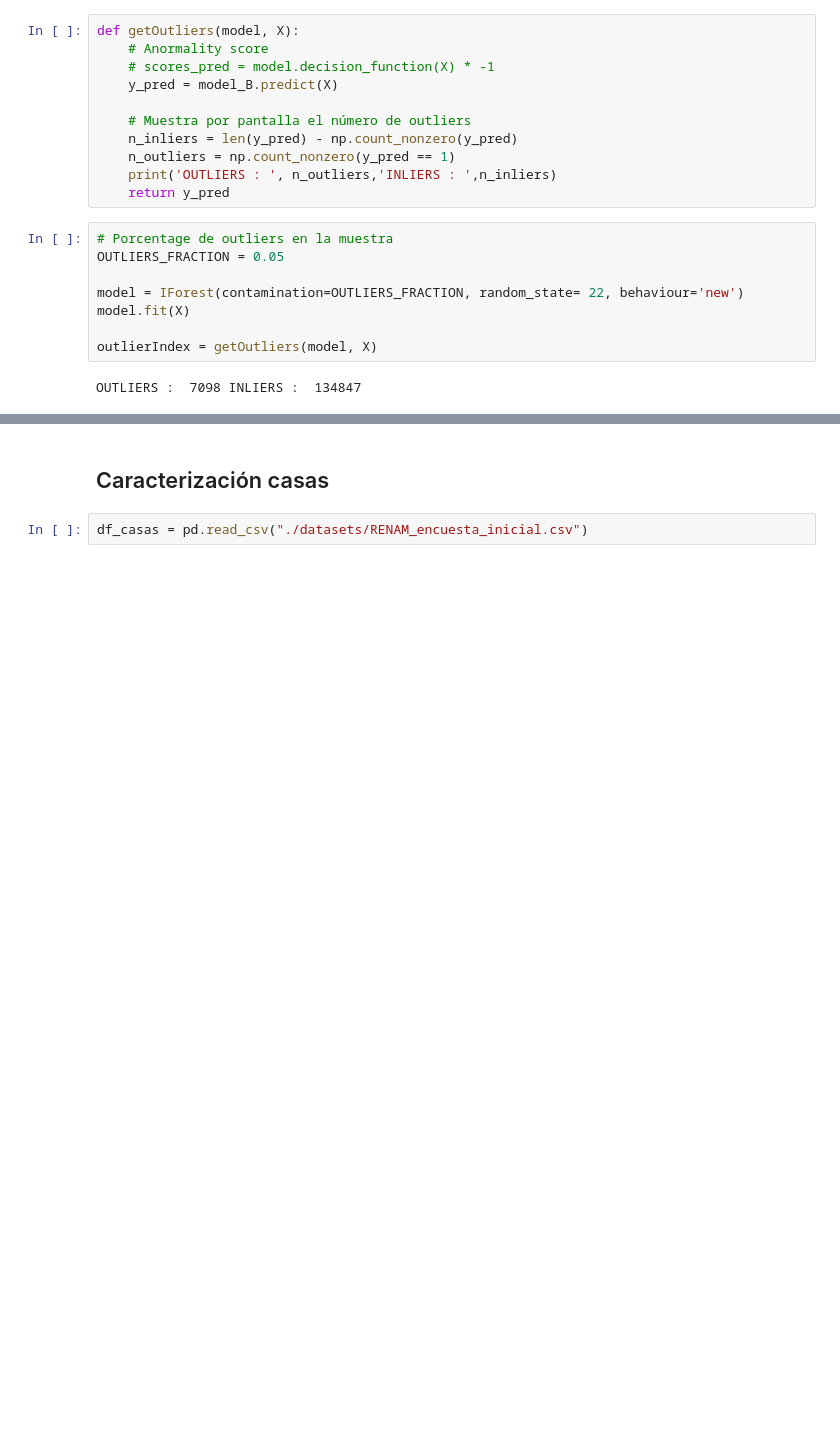
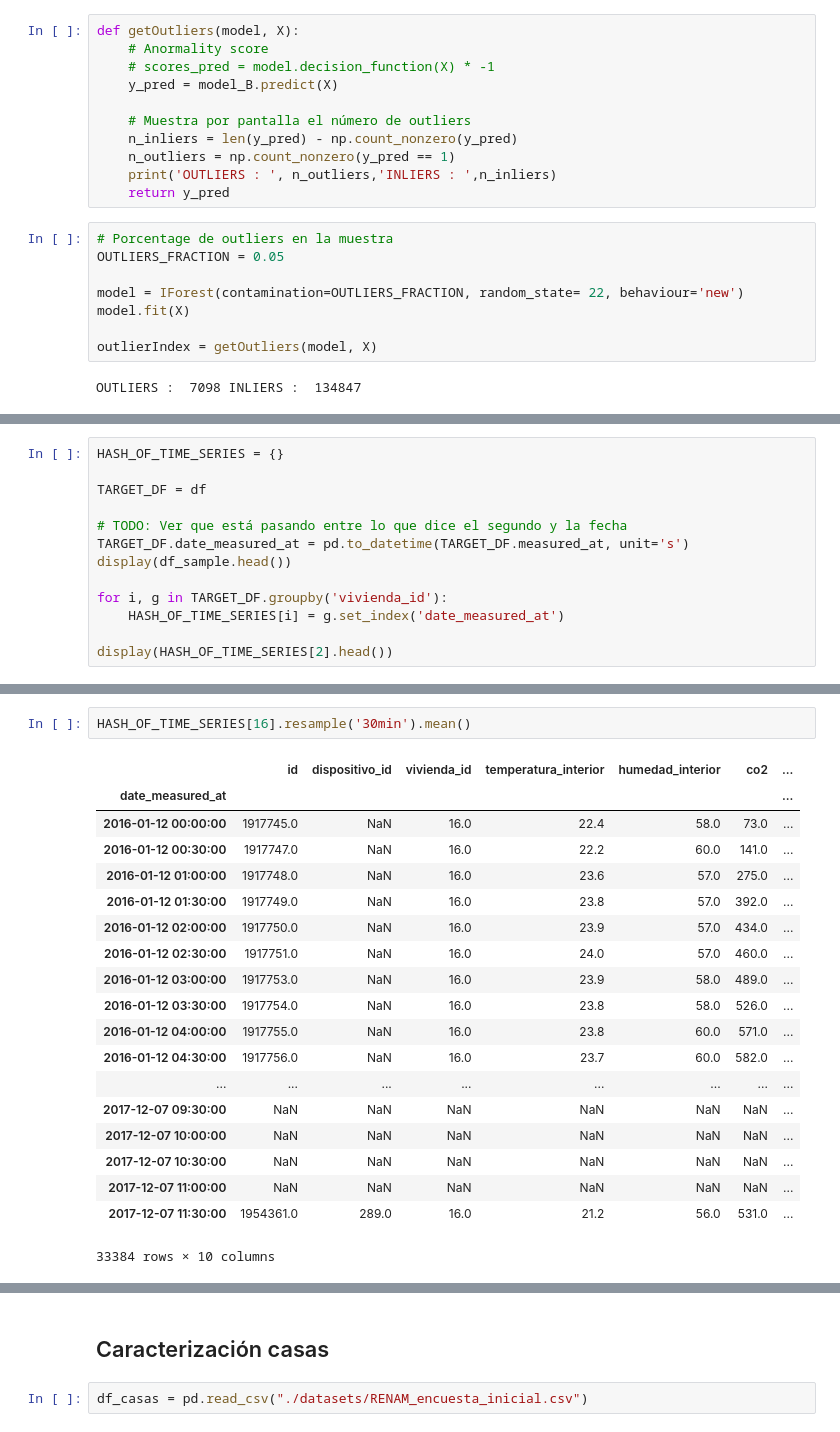
Before and after one commit to fco96/memoria, a Jupyter notebook: Memoria Francisco Olivares.ipynb, the cells around one changed output, grey strips where cells are left out. Cells and saved outputs as stored; diff of their text form; blank space fills up the shorter version.

```diff
--- a/Memoria Francisco Olivares.ipynb
+++ b/Memoria Francisco Olivares.ipynb
@@ -270,0 +273,13 @@ OUTLIERS :  7098 INLIERS :  134847
+# %%
+HASH_OF_TIME_SERIES = {}
+
+TARGET_DF = df
+
+# TODO: Ver que está pasando entre lo que dice el segundo y la fecha
+TARGET_DF.date_measured_at = pd.to_datetime(TARGET_DF.measured_at, unit='s')
+display(df_sample.head())
+
+for i, g in TARGET_DF.groupby('vivienda_id'):
+    HASH_OF_TIME_SERIES[i] = g.set_index('date_measured_at')
+
+display(HASH_OF_TIME_SERIES[2].head())
@@ -270,0 +323,22 @@ OUTLIERS :  7098 INLIERS :  134847
+# %%
+HASH_OF_TIME_SERIES[16].resample('30min').mean()
+# %% [output]
+|  | id | dispositivo_id | vivienda_id | temperatura_interior | humedad_interior | co2 | ... |
+| date_measured_at |  |  |  |  |  |  | ... |
+| 2016-01-12 00:00:00 | 1917745.0 | NaN | 16.0 | 22.4 | 58.0 | 73.0 | ... |
+| 2016-01-12 00:30:00 | 1917747.0 | NaN | 16.0 | 22.2 | 60.0 | 141.0 | ... |
+| 2016-01-12 01:00:00 | 1917748.0 | NaN | 16.0 | 23.6 | 57.0 | 275.0 | ... |
+| 2016-01-12 01:30:00 | 1917749.0 | NaN | 16.0 | 23.8 | 57.0 | 392.0 | ... |
+| 2016-01-12 02:00:00 | 1917750.0 | NaN | 16.0 | 23.9 | 57.0 | 434.0 | ... |
+| 2016-01-12 02:30:00 | 1917751.0 | NaN | 16.0 | 24.0 | 57.0 | 460.0 | ... |
+| 2016-01-12 03:00:00 | 1917753.0 | NaN | 16.0 | 23.9 | 58.0 | 489.0 | ... |
+| 2016-01-12 03:30:00 | 1917754.0 | NaN | 16.0 | 23.8 | 58.0 | 526.0 | ... |
+| 2016-01-12 04:00:00 | 1917755.0 | NaN | 16.0 | 23.8 | 60.0 | 571.0 | ... |
+| 2016-01-12 04:30:00 | 1917756.0 | NaN | 16.0 | 23.7 | 60.0 | 582.0 | ... |
+| ... | ... | ... | ... | ... | ... | ... | ... |
+| 2017-12-07 09:30:00 | NaN | NaN | NaN | NaN | NaN | NaN | ... |
+| 2017-12-07 10:00:00 | NaN | NaN | NaN | NaN | NaN | NaN | ... |
+| 2017-12-07 10:30:00 | NaN | NaN | NaN | NaN | NaN | NaN | ... |
+| 2017-12-07 11:00:00 | NaN | NaN | NaN | NaN | NaN | NaN | ... |
+| 2017-12-07 11:30:00 | 1954361.0 | 289.0 | 16.0 | 21.2 | 56.0 | 531.0 | ... |
+33384 rows × 10 columns
```
Also changed, not shown: parts of 5 cells of this notebook.
